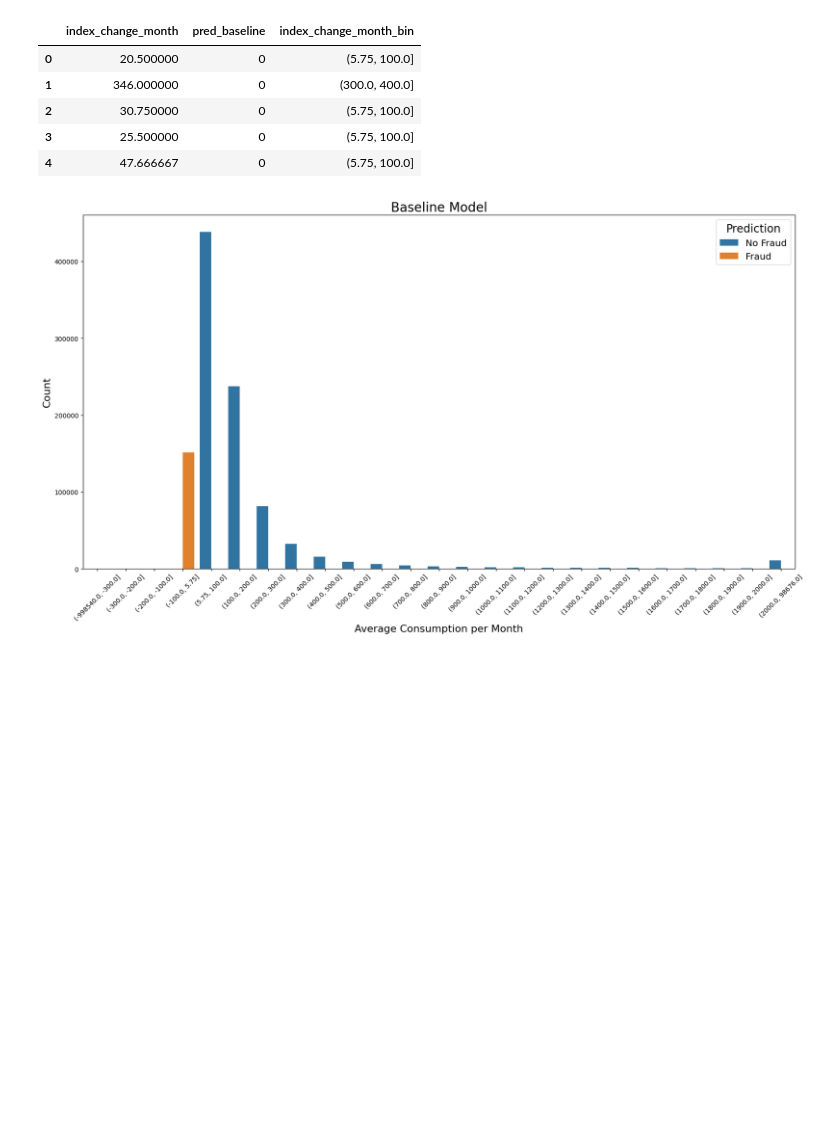
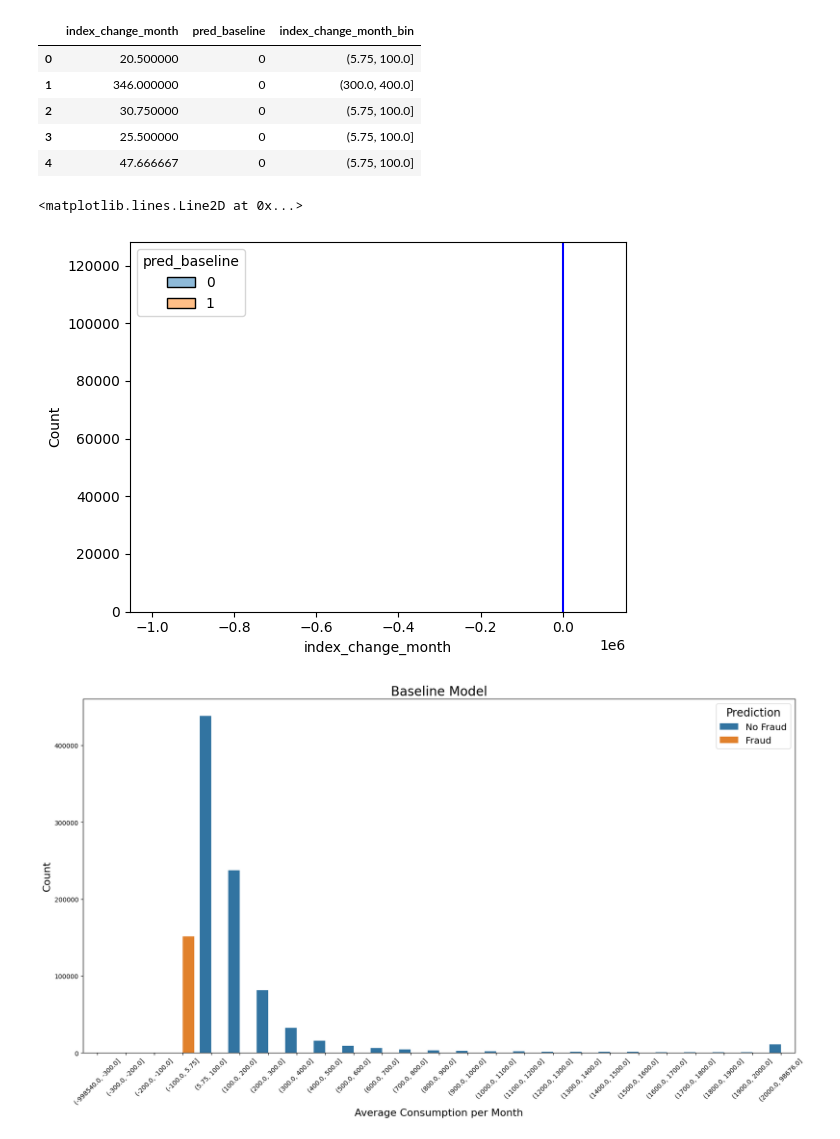
Before and after one commit to Cazta/fraud_detection_electricity_company, a Jupyter notebook: plot_baseline.ipynb, the cells around one changed output. Cells and saved outputs as stored; diff of their text form; code cells hidden in the pictures; blank space fills up the shorter version.

Commit message:
baseline plot latest changes

```diff
--- a/plot_baseline.ipynb
+++ b/plot_baseline.ipynb
@@ -222,6 +222,14 @@ df_red_bins.head()
 # %%
 # df_small_bins_lower = df_small_bins.query('index_change_month <=@quantile_idx')
 # df_small_bins_lower.head()
+# %%
+graph = sns.histplot(data=df_small_bins, x='index_change_month', hue='pred_baseline')
+graph.axvline(x=quantile_idx, color="b")
+#sns.lineplot(x=quantile_idx, y=[0,5])
+plt.show()
+# %% [output]
+<matplotlib.lines.Line2D at 0x...>
+[figure, added]
 # %%
 fig = plt.figure(figsize=(20,10))
 g = sns.countplot(data=df_small_bins, x='index_change_month_bin', hue='pred_baseline')
```
Also changed, not shown: 1 other file.
